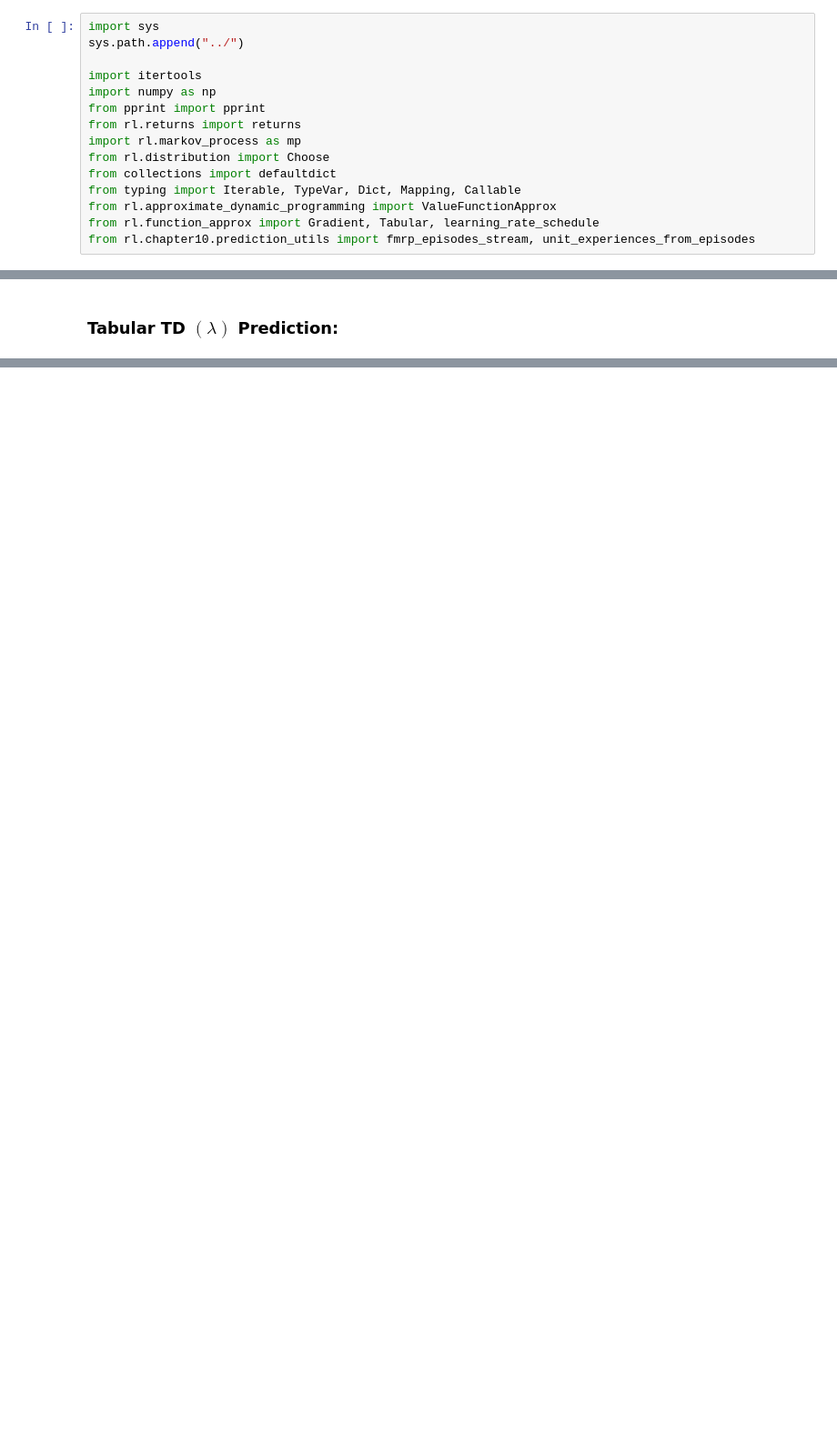
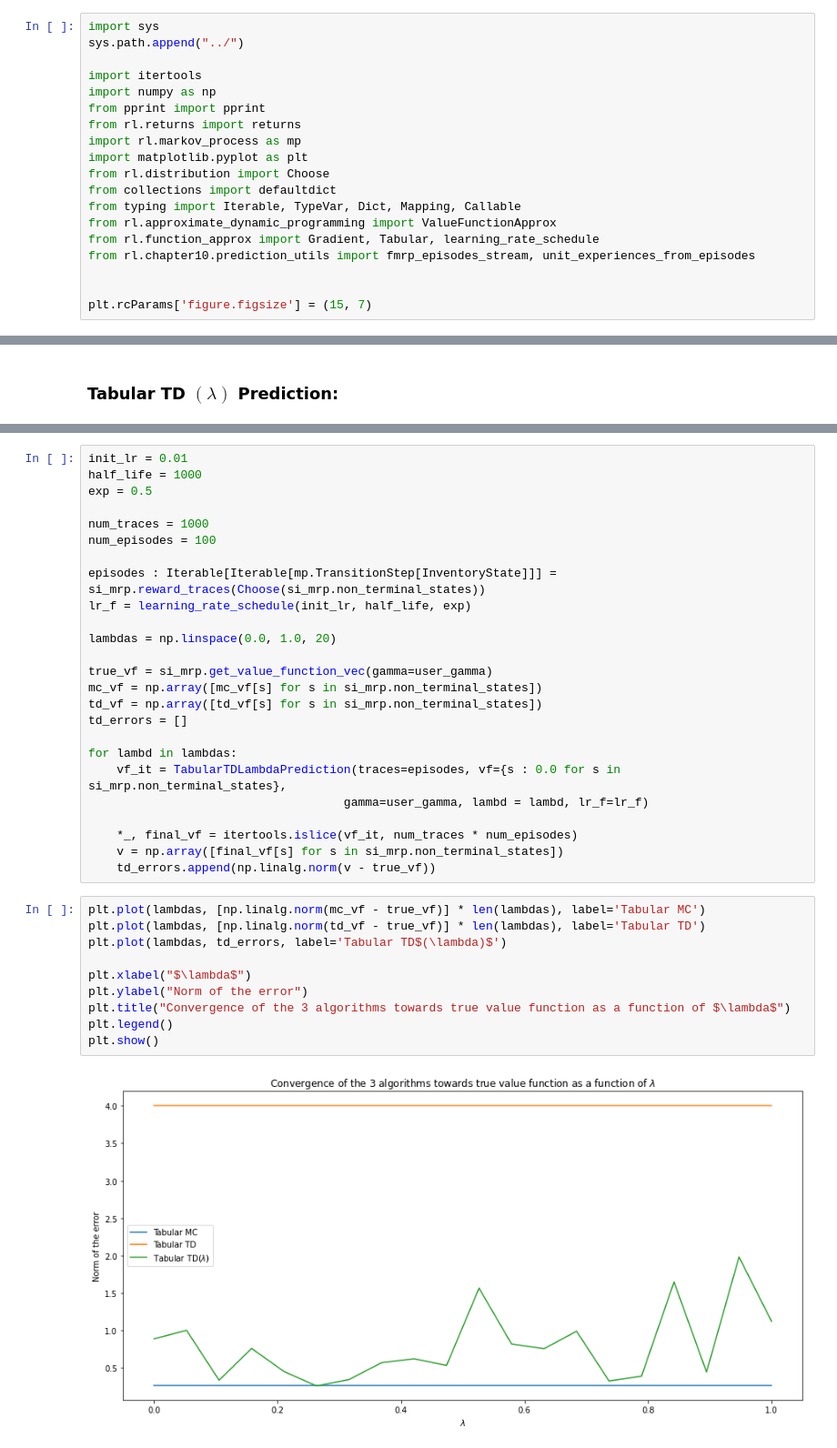
Before and after one commit to sunnymshah95/CME-241-RLinFinance, a Jupyter notebook: Assignment 12/assignment12-solutions.ipynb, the cells around one changed output, grey strips where cells are left out. Shown at 91% size. Saved outputs shown, nothing was run; the diff lists cells and outputs as text; blank space fills up the shorter version.

Commit message:
Added convergence graph

```diff
--- a/Assignment 12/assignment12-solutions.ipynb
+++ b/Assignment 12/assignment12-solutions.ipynb
@@ -7,12 +7,16 @@ import numpy as np
 from pprint import pprint
 from rl.returns import returns
 import rl.markov_process as mp
+import matplotlib.pyplot as plt
 from rl.distribution import Choose
 from collections import defaultdict
 from typing import Iterable, TypeVar, Dict, Mapping, Callable
 from rl.approximate_dynamic_programming import ValueFunctionApprox
 from rl.function_approx import Gradient, Tabular, learning_rate_schedule
 from rl.chapter10.prediction_utils import fmrp_episodes_stream, unit_experiences_from_episodes
+
+
+plt.rcParams['figure.figsize'] = (15, 7)
 # %% [markdown]
 ## Question 1: TD $(\lambda)$ algorithm from scratch:
 ### Part A - `Tabular` case
@@ -181,0 +185,37 @@ Value Function from Tabular TD lambda Prediction:
+# %%
+init_lr = 0.01
+half_life = 1000
+exp = 0.5
+
+num_traces = 1000
+num_episodes = 100
+
+episodes : Iterable[Iterable[mp.TransitionStep[InventoryState]]] = si_mrp.reward_traces(Choose(si_mrp.non_terminal_states))
+lr_f = learning_rate_schedule(init_lr, half_life, exp)
+
+lambdas = np.linspace(0.0, 1.0, 20)
+
+true_vf = si_mrp.get_value_function_vec(gamma=user_gamma)
+mc_vf = np.array([mc_vf[s] for s in si_mrp.non_terminal_states])
+td_vf = np.array([td_vf[s] for s in si_mrp.non_terminal_states])
+td_errors = []
+
+for lambd in lambdas:
+    vf_it = TabularTDLambdaPrediction(traces=episodes, vf={s : 0.0 for s in si_mrp.non_terminal_states},
+                                    gamma=user_gamma, lambd = lambd, lr_f=lr_f)
+
+    *_, final_vf = itertools.islice(vf_it, num_traces * num_episodes)
+    v = np.array([final_vf[s] for s in si_mrp.non_terminal_states])
+    td_errors.append(np.linalg.norm(v - true_vf))
+# %%
+plt.plot(lambdas, [np.linalg.norm(mc_vf - true_vf)] * len(lambdas), label='Tabular MC')
+plt.plot(lambdas, [np.linalg.norm(td_vf - true_vf)] * len(lambdas), label='Tabular TD')
+plt.plot(lambdas, td_errors, label='Tabular TD$(\lambda)$')
+
+plt.xlabel("$\lambda$")
+plt.ylabel("Norm of the error")
+plt.title("Convergence of the 3 algorithms towards true value function as a function of $\lambda$")
+plt.legend()
+plt.show()
+# %% [output]
+[figure, added]
```
Also changed, not shown: parts of 6 cells of this notebook.
